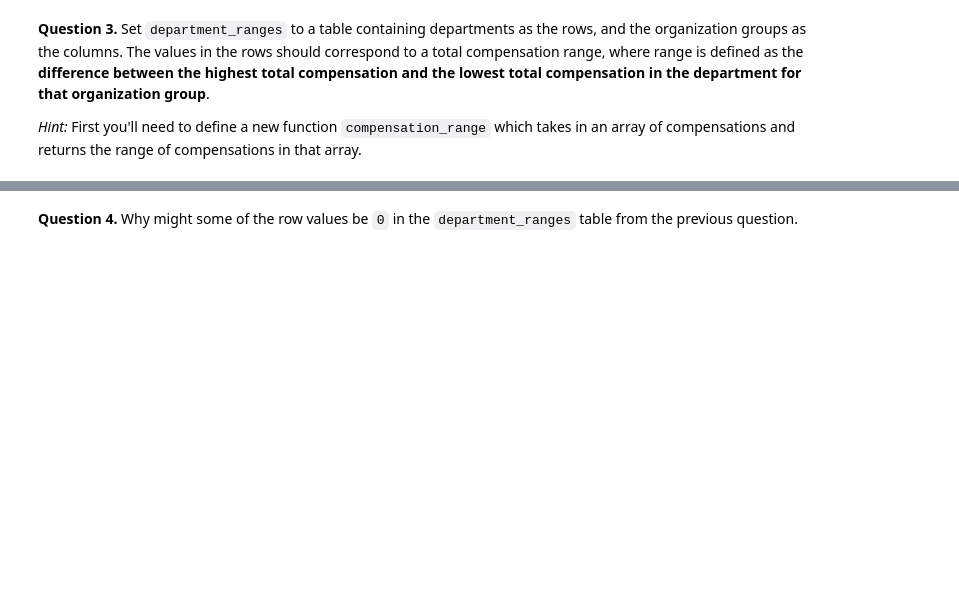
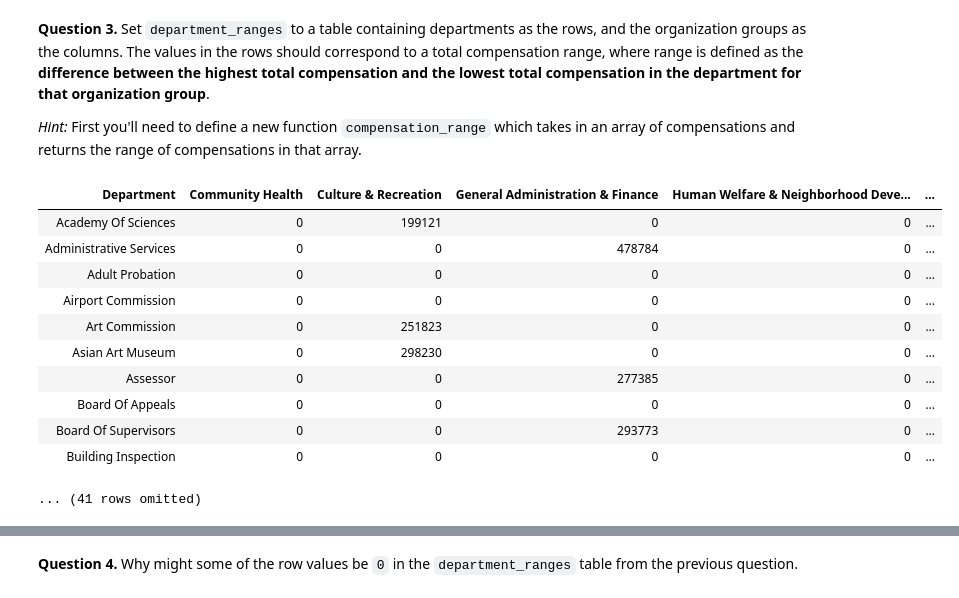
Before and after one commit to loganmroczek/24-Fall-Data1350, a Jupyter notebook: hw04/hw04/hw04.ipynb, the cells around one changed output, grey strips where cells are left out. Saved outputs shown, nothing was run; the diff lists cells and outputs as text; code cells hidden in the pictures; blank space fills up the shorter version.

```diff
--- a/hw04/hw04/hw04.ipynb
+++ b/hw04/hw04/hw04.ipynb
@@ -238,10 +272,24 @@ _Type your answer here, replacing this text._
 *Hint:* First you'll need to define a new function `compensation_range` which takes in an array of compensations and returns the range of compensations in that array.
 # %%
 # Define compensation_range first
-...
-    ...
+def compensation_range(array):
+    return max(array) - min (array)
 
-department_ranges = ...
+\
+department_ranges = sf.pivot('Organization Group', 'Department', 'Total Compensation', compensation_range)
 department_ranges
+# %% [output]
+| Department | Community Health | Culture & Recreation | General Administration & Finance | Human Welfare & Neighborhood Deve... | ... |
+| Academy Of Sciences | 0 | 199121 | 0 | 0 | ... |
+| Administrative Services | 0 | 0 | 478784 | 0 | ... |
+| Adult Probation | 0 | 0 | 0 | 0 | ... |
+| Airport Commission | 0 | 0 | 0 | 0 | ... |
+| Art Commission | 0 | 251823 | 0 | 0 | ... |
+| Asian Art Museum | 0 | 298230 | 0 | 0 | ... |
+| Assessor | 0 | 0 | 277385 | 0 | ... |
+| Board Of Appeals | 0 | 0 | 0 | 0 | ... |
+| Board Of Supervisors | 0 | 0 | 293773 | 0 | ... |
+| Building Inspection | 0 | 0 | 0 | 0 | ... |
+... (41 rows omitted)
 # %%
 grader.check("q2_3")
```
Also changed, not shown: parts of 13 cells of this notebook, 2 other files.
